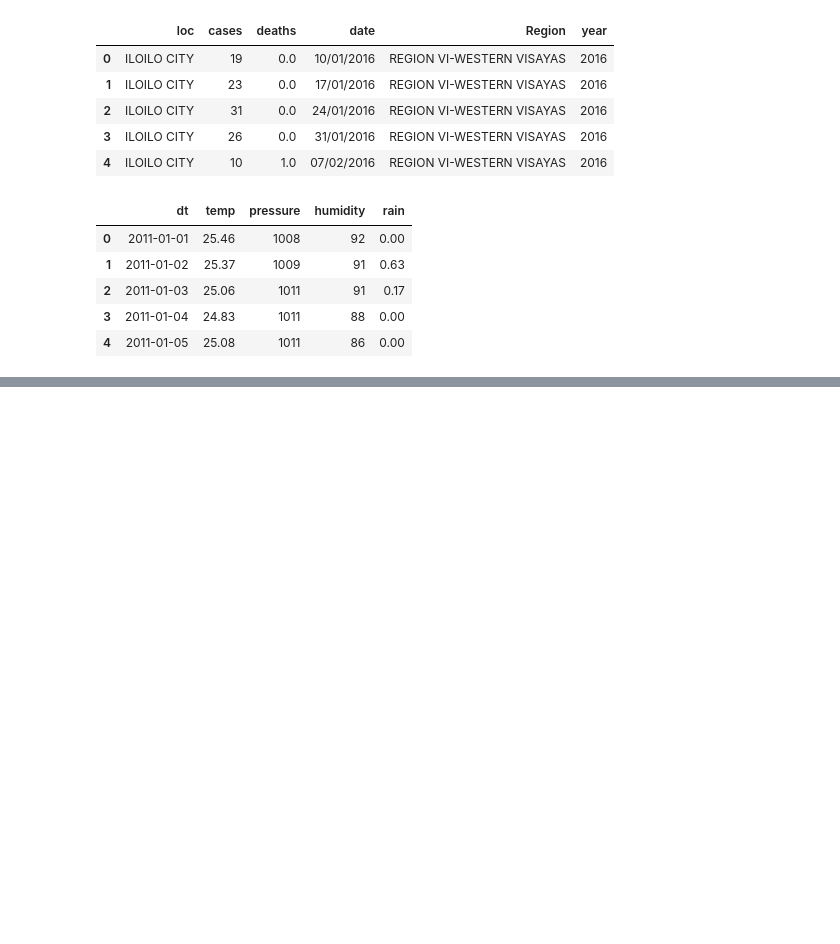
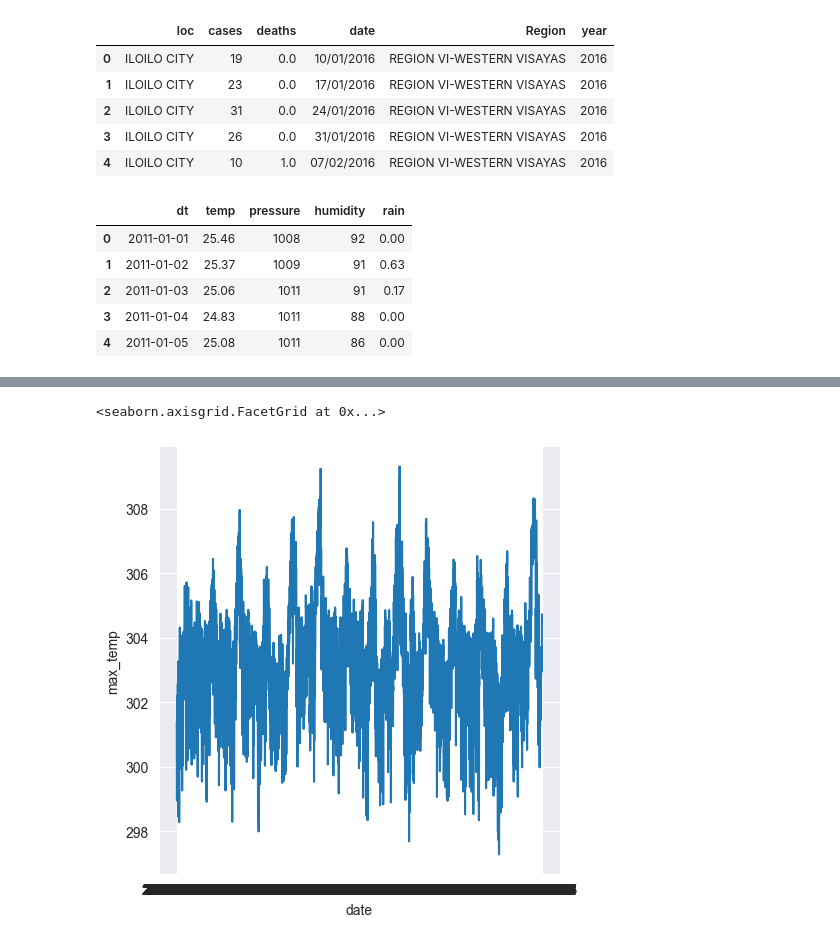
Before and after one commit to Iloilo-Dengue-Watch/Iloilo-Dengue-Watch, a Jupyter notebook: eda_notebook.ipynb, the cells around one changed output, grey strips where cells are left out. Saved outputs shown, nothing was run; the diff lists cells and outputs as text; code cells hidden in the pictures; blank space fills up the shorter version.

Commit message:
Added weather data and processed it

```diff
--- a/eda_notebook.ipynb
+++ b/eda_notebook.ipynb
@@ -214,3 +214,6 @@ df_weather_summary.head()
 | 2 | 10.72015 | 122.562106 | +08:00 | 2011-01-02 | standard | {'afternoon': 100.0} | {'afternoon': 89.85} | {'total': 50.81} | {'min': 297.32, 'max': 298.95, 'a... | ... |
 | 3 | 10.72015 | 122.562106 | +08:00 | 2011-01-03 | standard | {'afternoon': 100.0} | {'afternoon': 85.68} | {'total': 5.23} | {'min': 296.96, 'max': 299.15, 'a... | ... |
 | 4 | 10.72015 | 122.562106 | +08:00 | 2011-01-04 | standard | {'afternoon': 60.47} | {'afternoon': 81.46} | {'total': 0.05} | {'min': 296.64, 'max': 300.15, 'a... | ... |
+# %%
+df_weather_summary = pd.read_csv("data/openweather/weather_data_summary.csv")
+df_weather_summary.head()
@@ -216,0 +227,5 @@ df_weather_summary.head()
+# %%
+sns.relplot(data=df_weather_summary, x='date', y='max_temp', kind='line')
+# %% [output]
+<seaborn.axisgrid.FacetGrid at 0x...>
+[figure, added]
```
Also changed, not shown: parts of 2 cells of this notebook, 6 other files.
